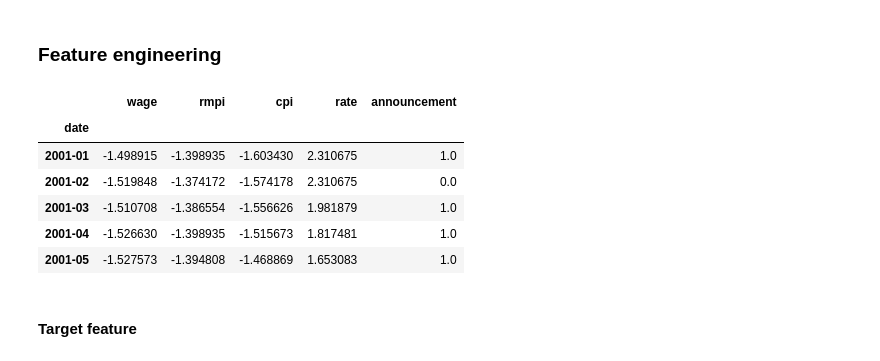
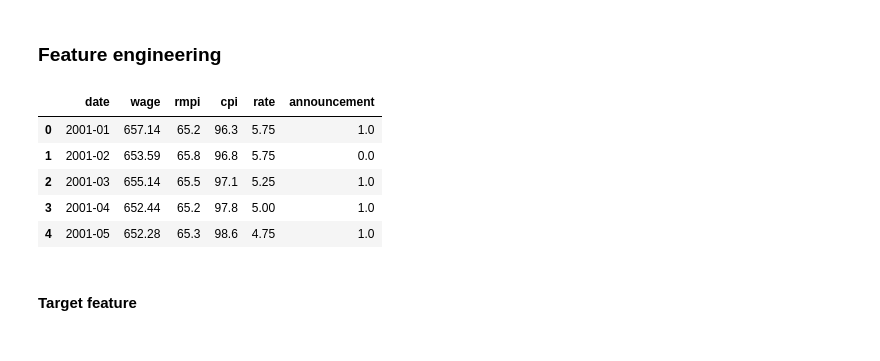
Before and after one commit to FleaBusyBeeBergs/dtsa5506-pipeline, a Jupyter notebook: dtsa5506_final_project.ipynb, the cells around one changed output. Drawn from its saved outputs; the diff is of its cells as text; code cells hidden in the pictures.

```diff
--- a/dtsa5506_final_project.ipynb
+++ b/dtsa5506_final_project.ipynb
@@ -948,13 +948,15 @@ plt.show()
 ## Machine learning models
 # %% [markdown]
 ### Feature engineering
+# %%
+ml_df = data.copy()
+ml_df = ml_df.reset_index()
 # %%
-data_scaled.head()
+ml_df.head()
 # %% [output]
-|  | wage | rmpi | cpi | rate | announcement |
-| date |  |  |  |  |  |
-| 2001-01 | -1.498915 | -1.398935 | -1.603430 | 2.310675 | 1.0 |
-| 2001-02 | -1.519848 | -1.374172 | -1.574178 | 2.310675 | 0.0 |
-| 2001-03 | -1.510708 | -1.386554 | -1.556626 | 1.981879 | 1.0 |
-| 2001-04 | -1.526630 | -1.398935 | -1.515673 | 1.817481 | 1.0 |
-| 2001-05 | -1.527573 | -1.394808 | -1.468869 | 1.653083 | 1.0 |
+|  | date | wage | rmpi | cpi | rate | announcement |
+| 0 | 2001-01 | 657.14 | 65.2 | 96.3 | 5.75 | 1.0 |
+| 1 | 2001-02 | 653.59 | 65.8 | 96.8 | 5.75 | 0.0 |
+| 2 | 2001-03 | 655.14 | 65.5 | 97.1 | 5.25 | 1.0 |
+| 3 | 2001-04 | 652.44 | 65.2 | 97.8 | 5.00 | 1.0 |
+| 4 | 2001-05 | 652.28 | 65.3 | 98.6 | 4.75 | 1.0 |
```
Also changed, not shown: parts of 8 cells of this notebook.
